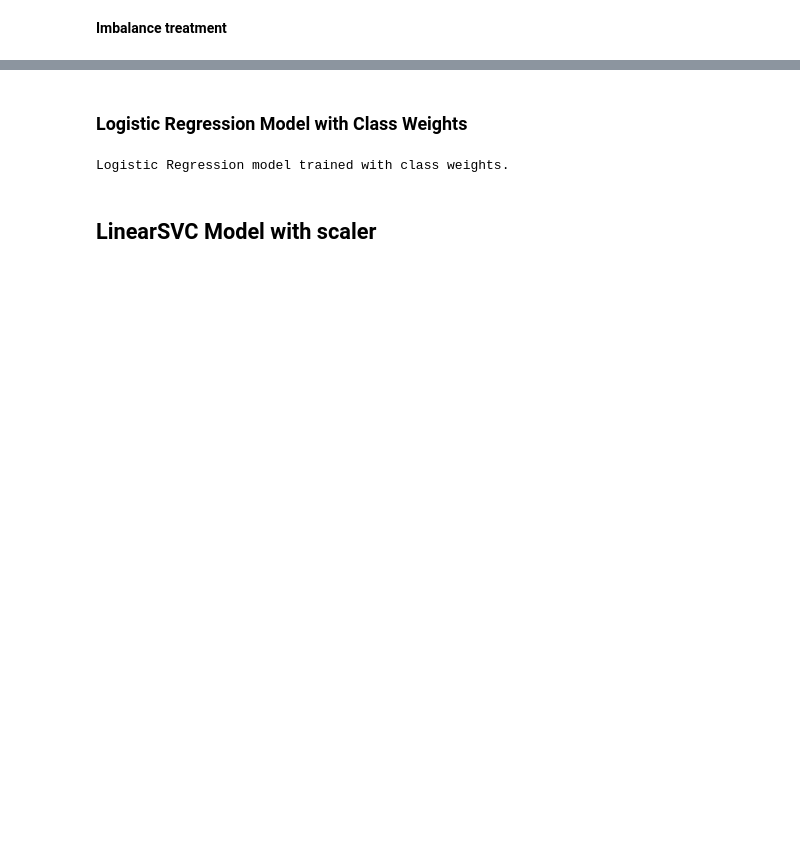
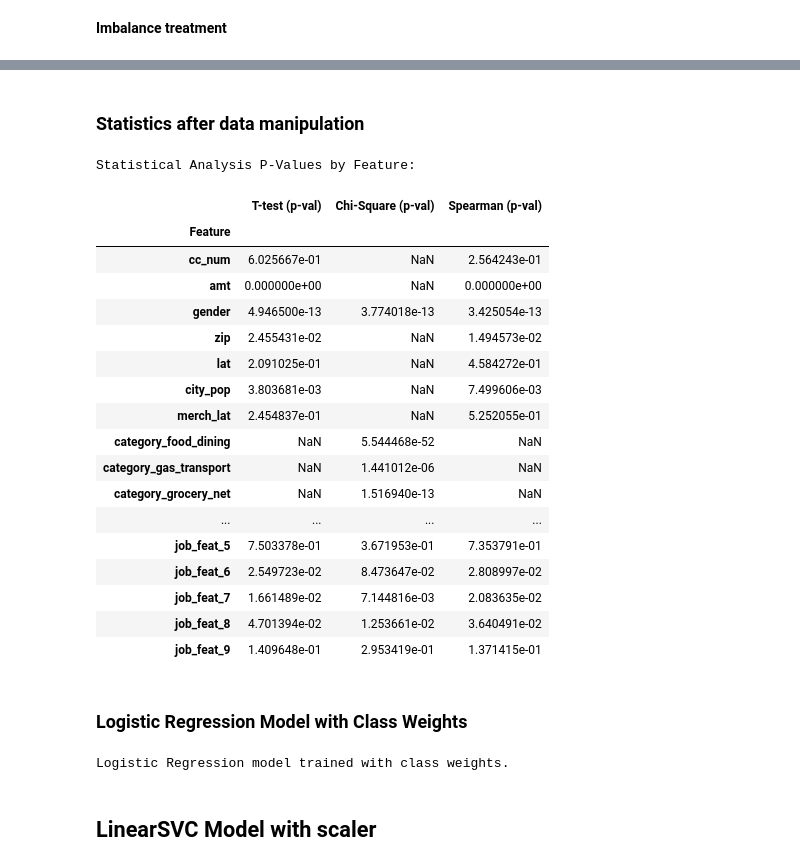
Before and after one commit to danieligelnik/CCFraudProject, a Jupyter notebook: Data_manipulation.ipynb, the cells around one changed output, grey strips where cells are left out. Cells and saved outputs as stored; diff of their text form; code cells hidden in the pictures; blank space fills up the shorter version.

```diff
--- a/Data_manipulation.ipynb
+++ b/Data_manipulation.ipynb
@@ -133,4 +229,78 @@ Class weights for 'is_fraud' column:
 dtype: int64
+# %% [markdown]
+### Statistics after data manipulation ###
+# %%
+from scipy.stats import ttest_ind, chi2_contingency, spearmanr
+import pandas as pd
+import numpy as np
+
+# Get all features from the training set (excluding target)
+features = [col for col in df_cards_train.columns if col != 'is_fraud']
+
+# Initialize lists to collect results for pivoting
+results_list = []
+
+for col in features:
+    row_data = {'Feature': col}
+
+    # Check if column is numeric for T-test and Spearman
+    is_numeric = np.issubdtype(df_cards_train[col].dtype, np.number)
+
+    # 1. T-test (Numeric vs Binary Target)
+    if is_numeric:
+        group0 = df_cards_train[df_cards_train['is_fraud'] == 0][col]
+        group1 = df_cards_train[df_cards_train['is_fraud'] == 1][col]
+        if len(group0) > 0 and len(group1) > 0:
+            t_stat, p_val = ttest_ind(group0, group1, equal_var=False)
+            row_data['T-test (p-val)'] = p_val
+        else:
+            row_data['T-test (p-val)'] = np.nan
+    else:
+        row_data['T-test (p-val)'] = np.nan
+
+    # 2. Chi-Square (Categorical/Binary vs Binary Target)
+    # We apply this to features with few unique values or boolean-like data
+    if df_cards_train[col].nunique() < 50:
+        contingency_table = pd.crosstab(df_cards_train[col], df_cards_train['is_fraud'])
+        chi2, p_val, dof, ex = chi2_contingency(contingency_table)
+        row_data['Chi-Square (p-val)'] = p_val
+    else:
+        row_data['Chi-Square (p-val)'] = np.nan
+
+    # 3. Spearman Correlation (Numeric vs Binary Target)
+    if is_numeric:
+        corr, p_val = spearmanr(df_cards_train[col], df_cards_train['is_fraud'])
+        row_data['Spearman (p-val)'] = p_val
+    else:
+        row_data['Spearman (p-val)'] = np.nan
+
+    results_list.append(row_data)
+
+# Create the comparison table
+df_stats_pivot = pd.DataFrame(results_list).set_index('Feature')
+
+print("Statistical Analysis P-Values by Feature:")
+display(df_stats_pivot)
+# %% [output]
+Statistical Analysis P-Values by Feature:
+|  | T-test (p-val) | Chi-Square (p-val) | Spearman (p-val) |
+| Feature |  |  |  |
+| cc_num | 6.025667e-01 | NaN | 2.564243e-01 |
+| amt | 0.000000e+00 | NaN | 0.000000e+00 |
+| gender | 4.946500e-13 | 3.774018e-13 | 3.425054e-13 |
+| zip | 2.455431e-02 | NaN | 1.494573e-02 |
+| lat | 2.091025e-01 | NaN | 4.584272e-01 |
+| city_pop | 3.803681e-03 | NaN | 7.499606e-03 |
+| merch_lat | 2.454837e-01 | NaN | 5.252055e-01 |
+| category_food_dining | NaN | 5.544468e-52 | NaN |
+| category_gas_transport | NaN | 1.441012e-06 | NaN |
+| category_grocery_net | NaN | 1.516940e-13 | NaN |
+| ... | ... | ... | ... |
+| job_feat_5 | 7.503378e-01 | 3.671953e-01 | 7.353791e-01 |
+| job_feat_6 | 2.549723e-02 | 8.473647e-02 | 2.808997e-02 |
+| job_feat_7 | 1.661489e-02 | 7.144816e-03 | 2.083635e-02 |
+| job_feat_8 | 4.701394e-02 | 1.253661e-02 | 3.640491e-02 |
+| job_feat_9 | 1.409648e-01 | 2.953419e-01 | 1.371415e-01 |
 # %% [markdown]
 ### Logistic Regression Model with Class Weights
 # %%
```
Also changed, not shown: parts of 30 cells of this notebook.
